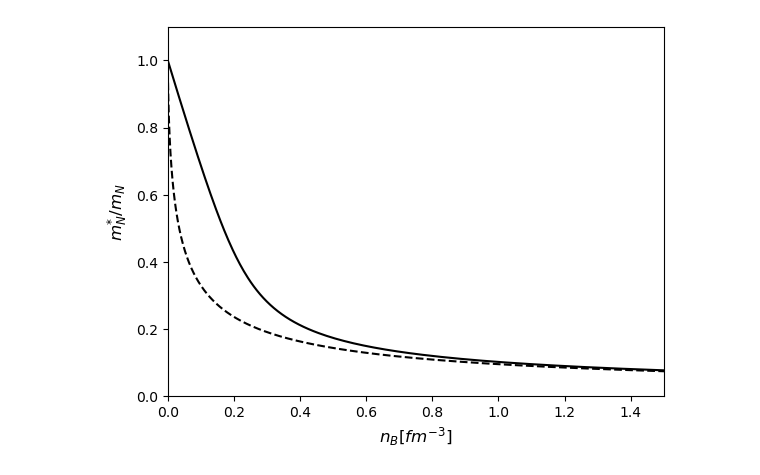
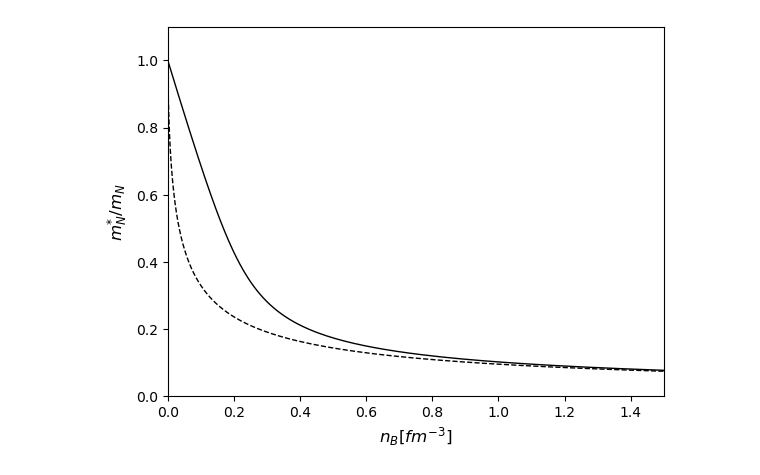
Before and after one commit to genilssom/Walecka-Model, a Jupyter notebook: Walecka_model.ipynb, the cells around one changed output. Saved outputs shown, nothing was run; the diff lists cells and outputs as text; code cells hidden in the pictures.

```diff
--- a/Walecka_model.ipynb
+++ b/Walecka_model.ipynb
@@ -7,13 +7,13 @@ from functions.arrays import *
 from functions.constant_couplings import *
 from functions.solved_equations import *
 # %%
-plt.plot(nB, m_Ns, 'k')
-plt.plot(nB, m_Nsapp, 'k--')
+plt.plot(nB, m_Ns, 'k', linewidth=1)
+plt.plot(nB, m_Nsapp, 'k--', linewidth=1)
 plt.xlabel('$n_{B}[fm^{-3}]$', fontsize=12)
 plt.ylabel('$m^{*}_{N}/m_{N}$', fontsize=12)
 plt.xlim(0,1.5)
 plt.ylim(0,1.1)
-plt.savefig("plots/Density-dependent effective nucleon mass")
+plt.savefig("plots/Density-dependent effective nucleon mass.png")
 plt.show()
 # %% [output]
-[figure, old version]
+[figure, new version]
```
Also changed, not shown: parts of 1 cell of this notebook.
